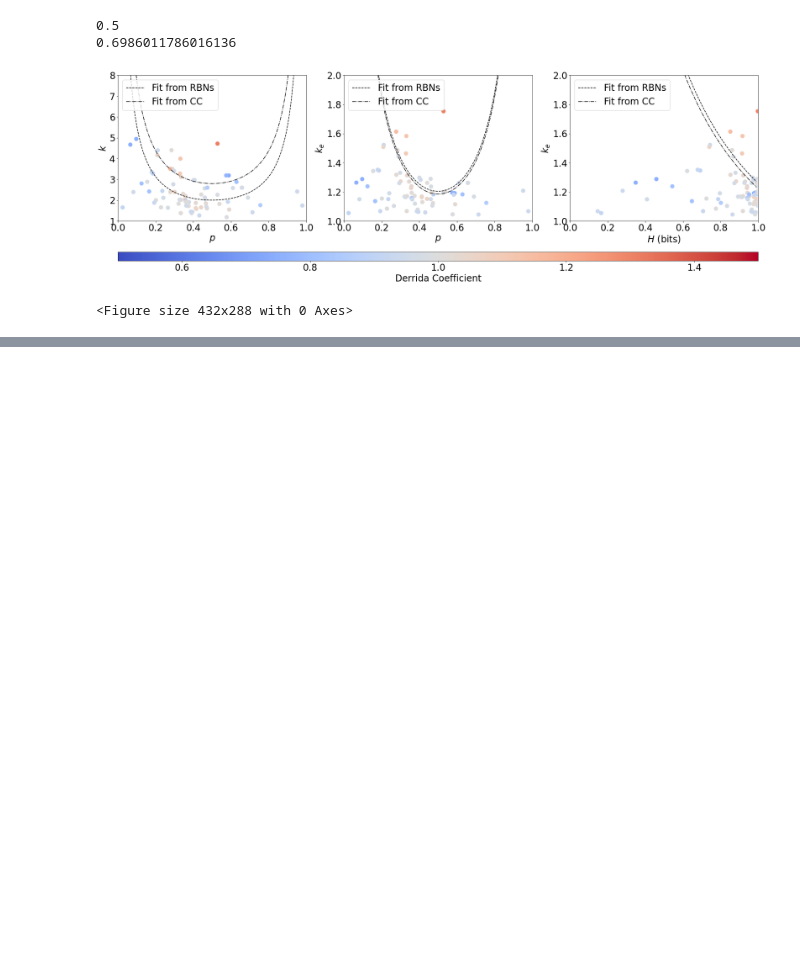
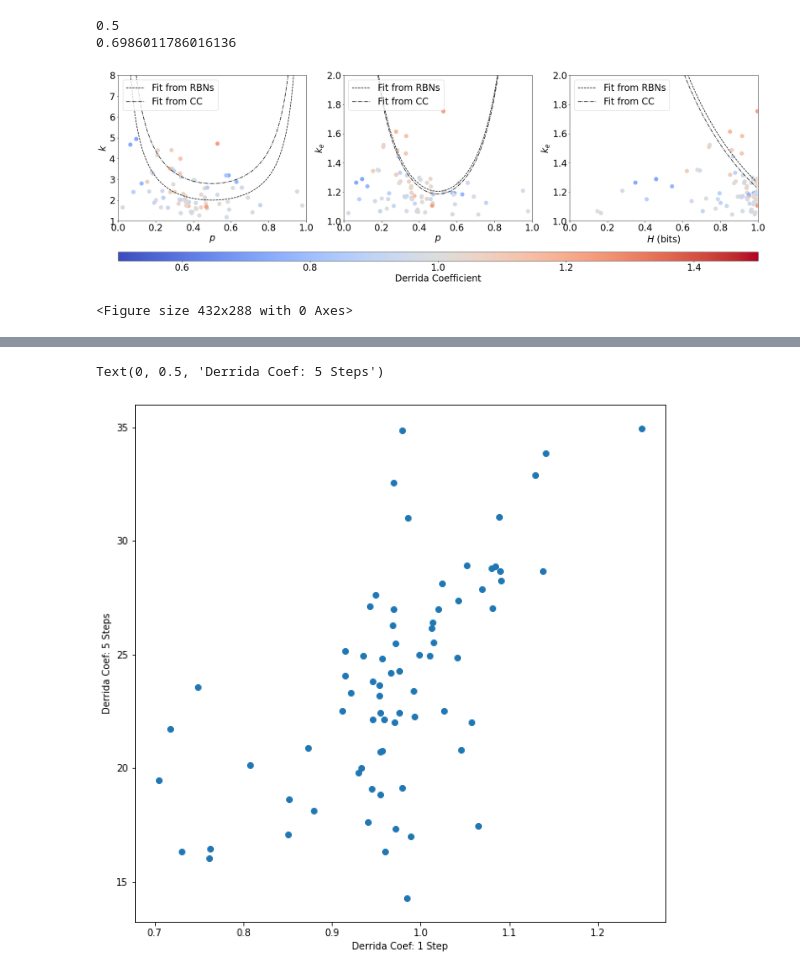
Before and after one commit to fcphysics/CriticalityHeteroBNets, a Jupyter notebook: results_cc.ipynb, the cells around one changed output, grey strips where cells are left out. Drawn from its saved outputs; the diff is of its cells as text; code cells hidden in the pictures; blank space fills up the shorter version.

Commit message:
data for DC over 5 steps and comparison

```diff
--- a/results_cc.ipynb
+++ b/results_cc.ipynb
@@ -346,3 +346,6 @@ plt.savefig('boundary_fits_on_cc_networks.png')
 # %% [output]
 [figure]
 <Figure size 432x288 with 0 Axes>
+# %%
+dfall2 = pd.read_csv('cc_network_data_5steps.csv')
+dfall2
@@ -348,0 +366,9 @@ plt.savefig('boundary_fits_on_cc_networks.png')
+# %%
+fig, ax = plt.subplots(1,1, figsize=(10,10))
+ax.scatter(dfall2["dc"], dfall2["dc5"])
+ax.set_xlabel("Derrida Coef: 1 Step")
+ax.set_ylabel("Derrida Coef: 5 Steps")
+ax.set_title("Extension of Derrid")
+# %% [output]
+Text(0, 0.5, 'Derrida Coef: 5 Steps')
+[figure, added]
```
Also changed, not shown: parts of 13 cells of this notebook, 1 other file.
